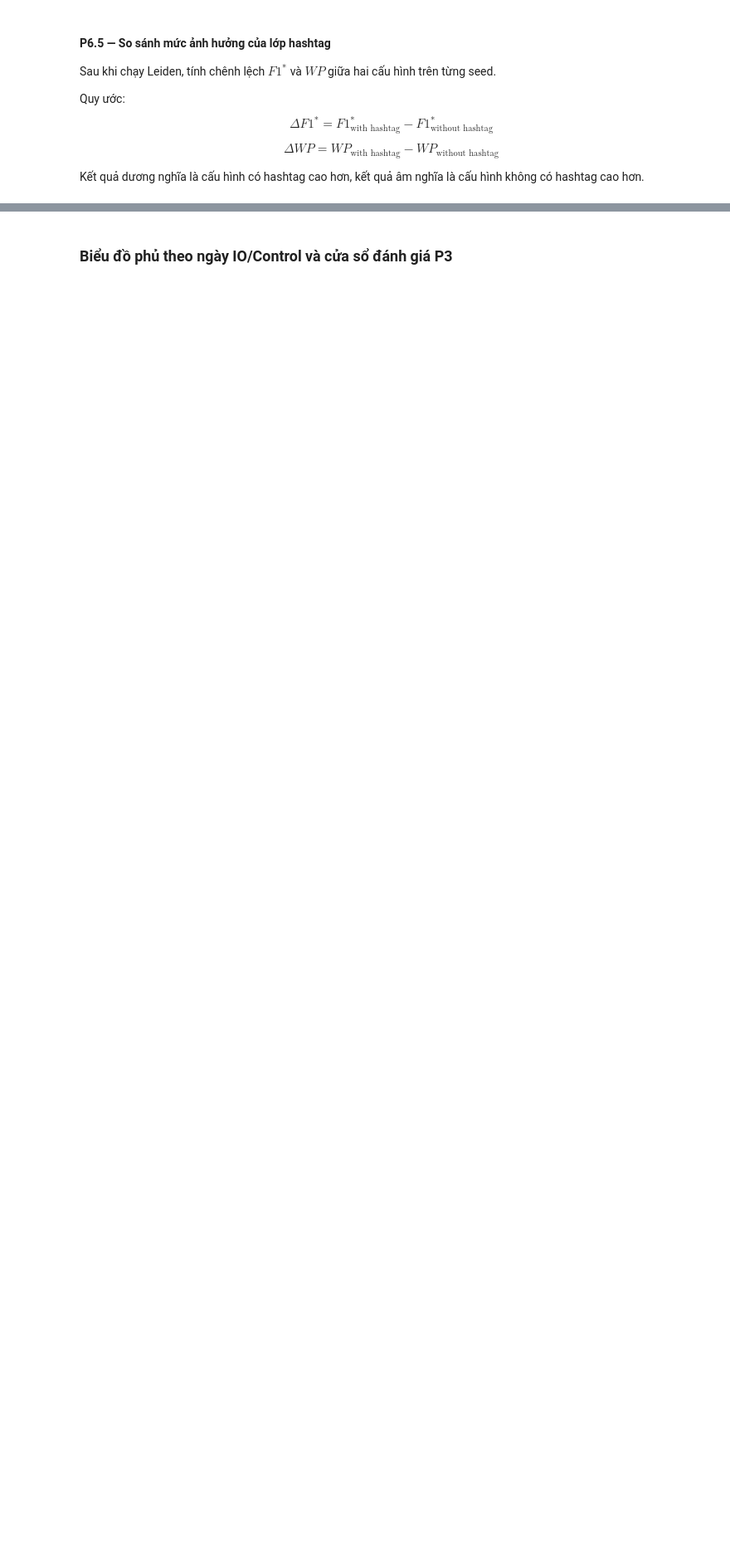
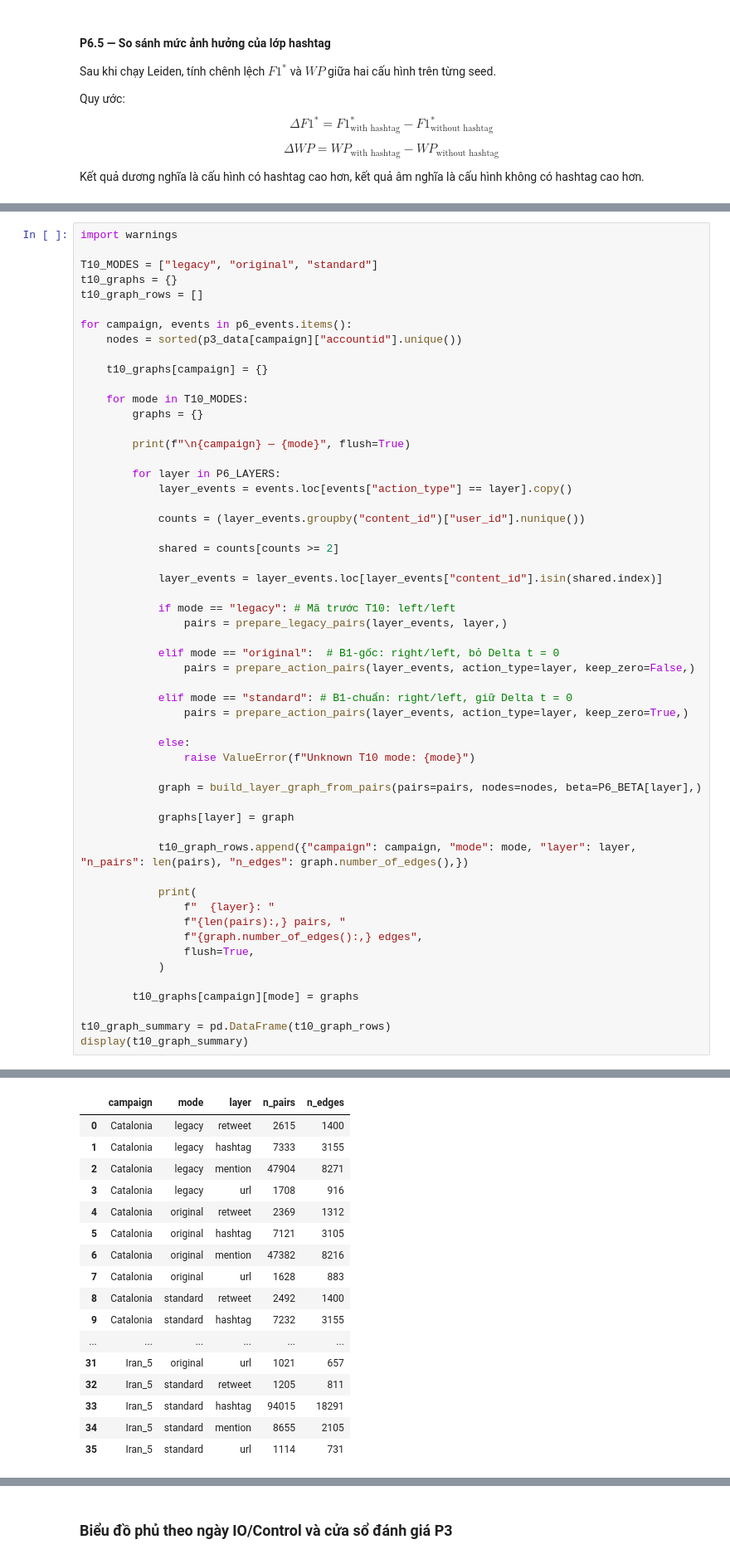
Before and after one commit to datachain-uit/CN-24521602-ThangLH, a Jupyter notebook: notebooks/T8_EDA_Seckin.ipynb, the cells around one changed output, grey strips where cells are left out. Shown at 83% size. Cells and saved outputs as stored; diff of their text form; blank space fills up the shorter version.

```diff
--- a/notebooks/T8_EDA_Seckin.ipynb
+++ b/notebooks/T8_EDA_Seckin.ipynb
@@ -1367,0 +1433,56 @@ P6 — CHÊNH LỆCH THEO SEED
+# %%
+import warnings
+
+T10_MODES = ["legacy", "original", "standard"]
+t10_graphs = {}
+t10_graph_rows = []
+
+for campaign, events in p6_events.items():
+    nodes = sorted(p3_data[campaign]["accountid"].unique())
+
+    t10_graphs[campaign] = {}
+
+    for mode in T10_MODES:
+        graphs = {}
+
+        print(f"\n{campaign} — {mode}", flush=True)
+
+        for layer in P6_LAYERS:
+            layer_events = events.loc[events["action_type"] == layer].copy()
+
+            counts = (layer_events.groupby("content_id")["user_id"].nunique())
+
+            shared = counts[counts >= 2]
+
+            layer_events = layer_events.loc[layer_events["content_id"].isin(shared.index)]
+
+            if mode == "legacy": # Mã trước T10: left/left
+                pairs = prepare_legacy_pairs(layer_events, layer,)
+
+            elif mode == "original":  # B1-gốc: right/left, bỏ Delta t = 0
+                pairs = prepare_action_pairs(layer_events, action_type=layer, keep_zero=False,)
+
+            elif mode == "standard": # B1-chuẩn: right/left, giữ Delta t = 0
+                pairs = prepare_action_pairs(layer_events, action_type=layer, keep_zero=True,)
+
+            else:
+                raise ValueError(f"Unknown T10 mode: {mode}")
+
+            graph = build_layer_graph_from_pairs(pairs=pairs, nodes=nodes, beta=P6_BETA[layer],)
+
+            graphs[layer] = graph
+
+            t10_graph_rows.append({"campaign": campaign, "mode": mode, "layer": layer, "n_pairs": len(pairs), "n_edges": graph.number_of_edges(),})
+
+            print(
+                f"  {layer}: "
+                f"{len(pairs):,} pairs, "
+                f"{graph.number_of_edges():,} edges",
+                flush=True,
+            )
+
+        t10_graphs[campaign][mode] = graphs
+
+t10_graph_summary = pd.DataFrame(t10_graph_rows)
+display(t10_graph_summary)
+# %% [output]
@@ -1367,0 +1506,17 @@ P6 — CHÊNH LỆCH THEO SEED
+|  | campaign | mode | layer | n_pairs | n_edges |
+| 0 | Catalonia | legacy | retweet | 2615 | 1400 |
+| 1 | Catalonia | legacy | hashtag | 7333 | 3155 |
+| 2 | Catalonia | legacy | mention | 47904 | 8271 |
+| 3 | Catalonia | legacy | url | 1708 | 916 |
+| 4 | Catalonia | original | retweet | 2369 | 1312 |
+| 5 | Catalonia | original | hashtag | 7121 | 3105 |
+| 6 | Catalonia | original | mention | 47382 | 8216 |
+| 7 | Catalonia | original | url | 1628 | 883 |
+| 8 | Catalonia | standard | retweet | 2492 | 1400 |
+| 9 | Catalonia | standard | hashtag | 7232 | 3155 |
+| ... | ... | ... | ... | ... | ... |
+| 31 | Iran_5 | original | url | 1021 | 657 |
+| 32 | Iran_5 | standard | retweet | 1205 | 811 |
+| 33 | Iran_5 | standard | hashtag | 94015 | 18291 |
+| 34 | Iran_5 | standard | mention | 8655 | 2105 |
+| 35 | Iran_5 | standard | url | 1114 | 731 |
```
Also changed, not shown: parts of 8 cells of this notebook, 5 other files.
